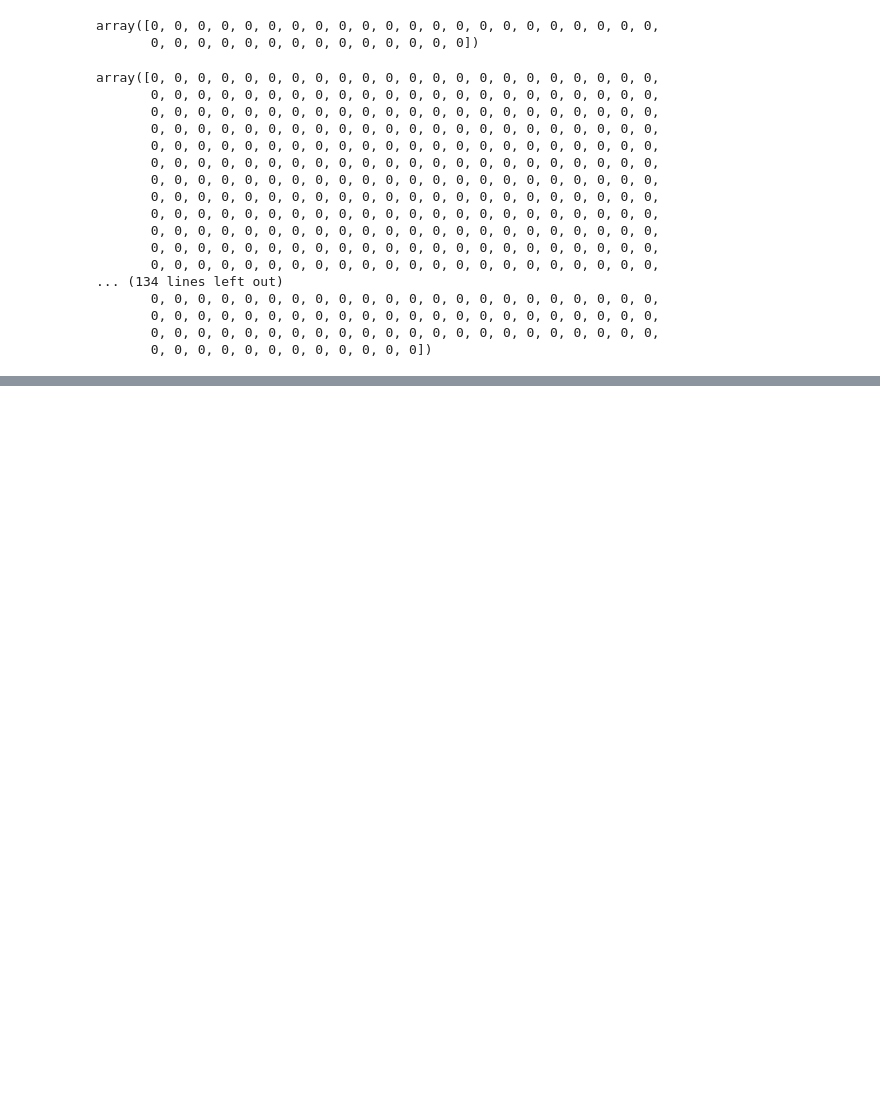
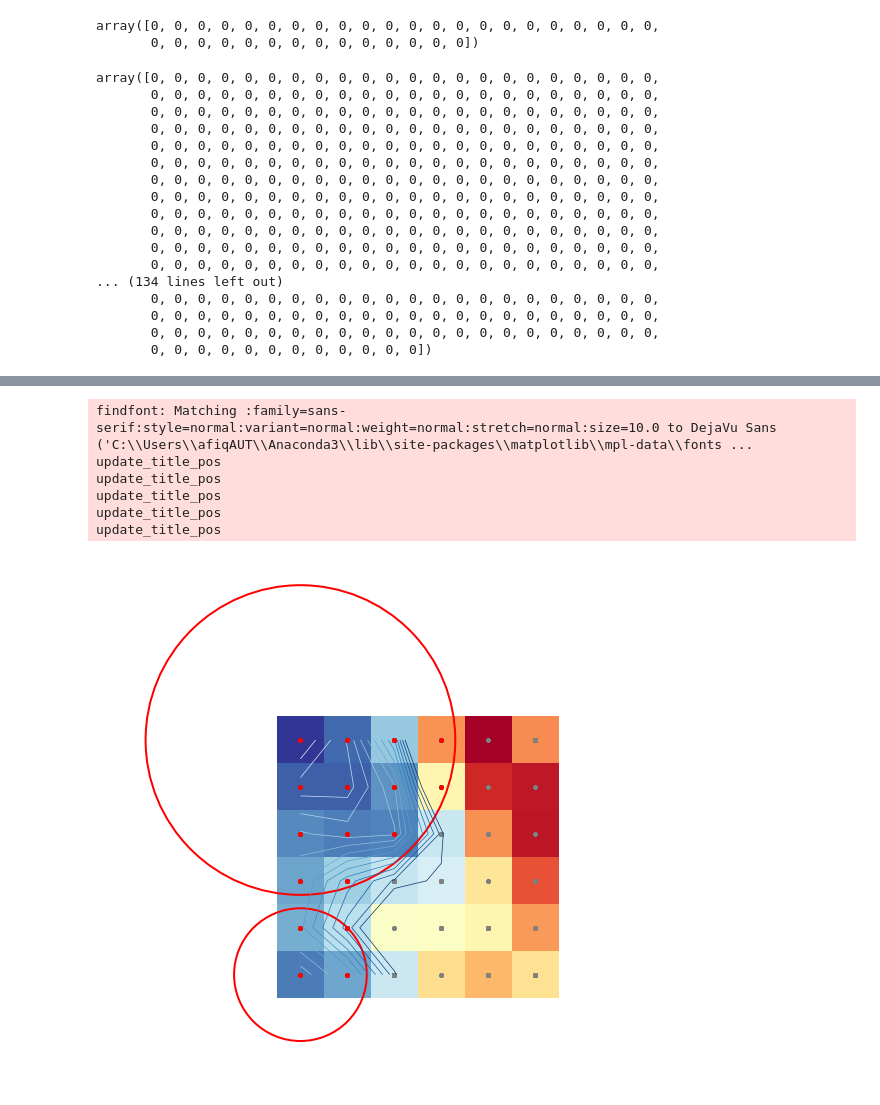
Before and after one commit to coderXmachina2/adventuresInMachineLearning, a Jupyter notebook: ass2/testSOM/battleOfTheSOM/6x6.ipynb, the cells around one changed output, grey strips where cells are left out. Cells and saved outputs as stored; diff of their text form; code cells hidden in the pictures; blank space fills up the shorter version.

```diff
--- a/ass2/testSOM/battleOfTheSOM/6x6.ipynb
+++ b/ass2/testSOM/battleOfTheSOM/6x6.ipynb
@@ -253,0 +240,23 @@ array([0, 0, 0, 0, 0, 0, 0, 0, 0, 0, 0, 0, 0, 0, 0, 0, 0, 0, 0, 0, 0, 0,
+# %%
+dFrame = pd.read_csv('somDatasetLLD.csv')
+quakeLLMRecArr  = dFrame.to_records(index=False)
+quakeLLD = np.array(quakeLLMRecArr.tolist())
+# %%
+mapsize = [6,6] #define map size
+sixSixDSom = sompy.SOMFactory.build(quakeLLD,
+                                 mapsize,
+                                 mask=None,
+                                 mapshape='planar',
+                                 lattice='rect',
+                                 normalization='var',
+                                 initialization='pca',
+                                 neighborhood='gaussian',
+                                 training='batch',
+                                 name='sompy')
+
+# this will use the default parameters, but I can change the initialization and neighborhood methods
+
+sixSixDSom.train(n_job=1,
+                shared_memory = 'no',
+                verbose='debug')  # verbose='debug' will print more,
+                            # verbose=None wont print anything
@@ -253,0 +281,28 @@ array([0, 0, 0, 0, 0, 0, 0, 0, 0, 0, 0, 0, 0, 0, 0, 0, 0, 0, 0, 0, 0, 0,
+# %%
+u = sompy.umatrix.UMatrixView(12,
+                              12,
+                              'umatrix',
+                              show_axis=True,
+                              text_size=8,
+                              show_text=True) #prep the plot
+
+#This is the Umat value
+UMAT  = u.build_u_matrix(sixSixDSom,
+                         distance=1,
+                         row_normalized=False) #build the plot
+
+#Here you have Umatrix plus its render
+UMAT = u.show(sixSixDSom,
+              distance2=1,
+              row_normalized=False,
+              show_data=True,
+              contooor=True,
+              blob=True)
+# %% [output]
+findfont: Matching :family=sans-serif:style=normal:variant=normal:weight=normal:stretch=normal:size=10.0 to DejaVu Sans ('C:\\Users\\afiqAUT\\Anaconda3\\lib\\site-packages\\matplotlib\\mpl-data\\fonts ...
+update_title_pos
+update_title_pos
+update_title_pos
+update_title_pos
+update_title_pos
+[figure, added]
```
Also changed, not shown: parts of 9 cells of this notebook, 15 other files.
